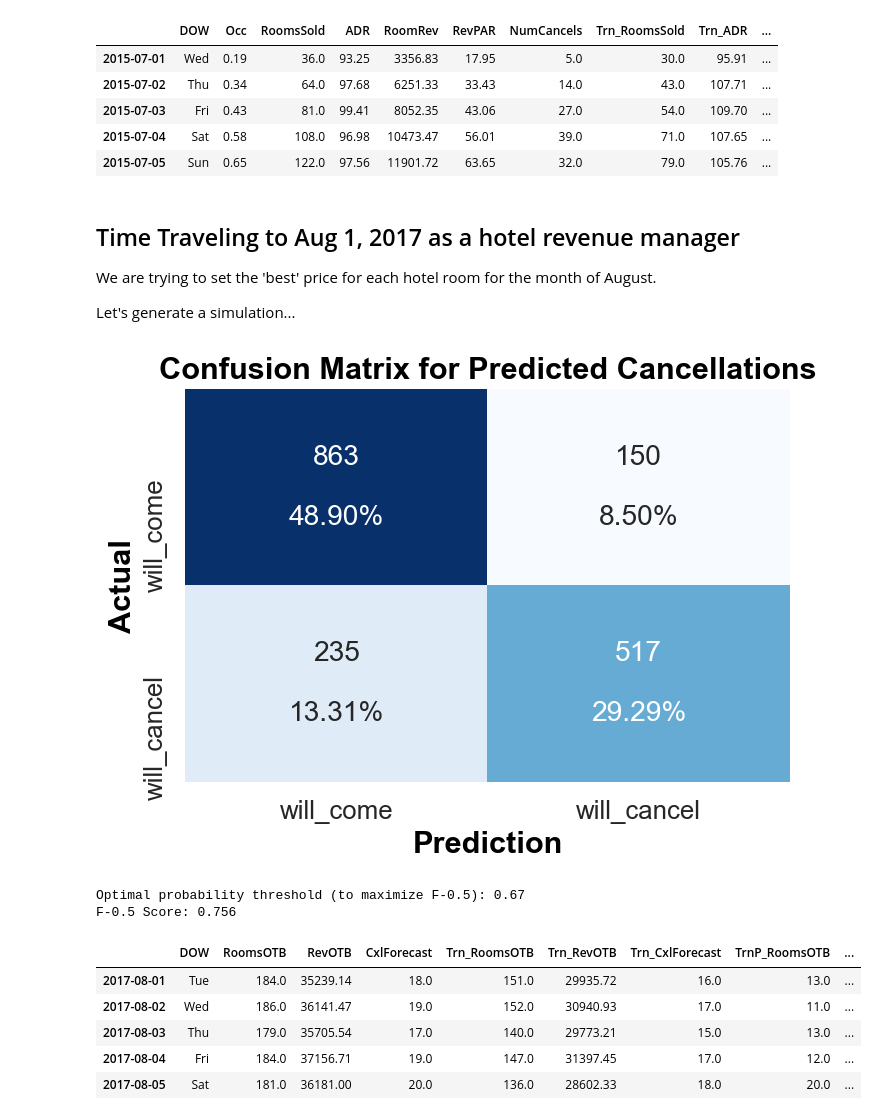
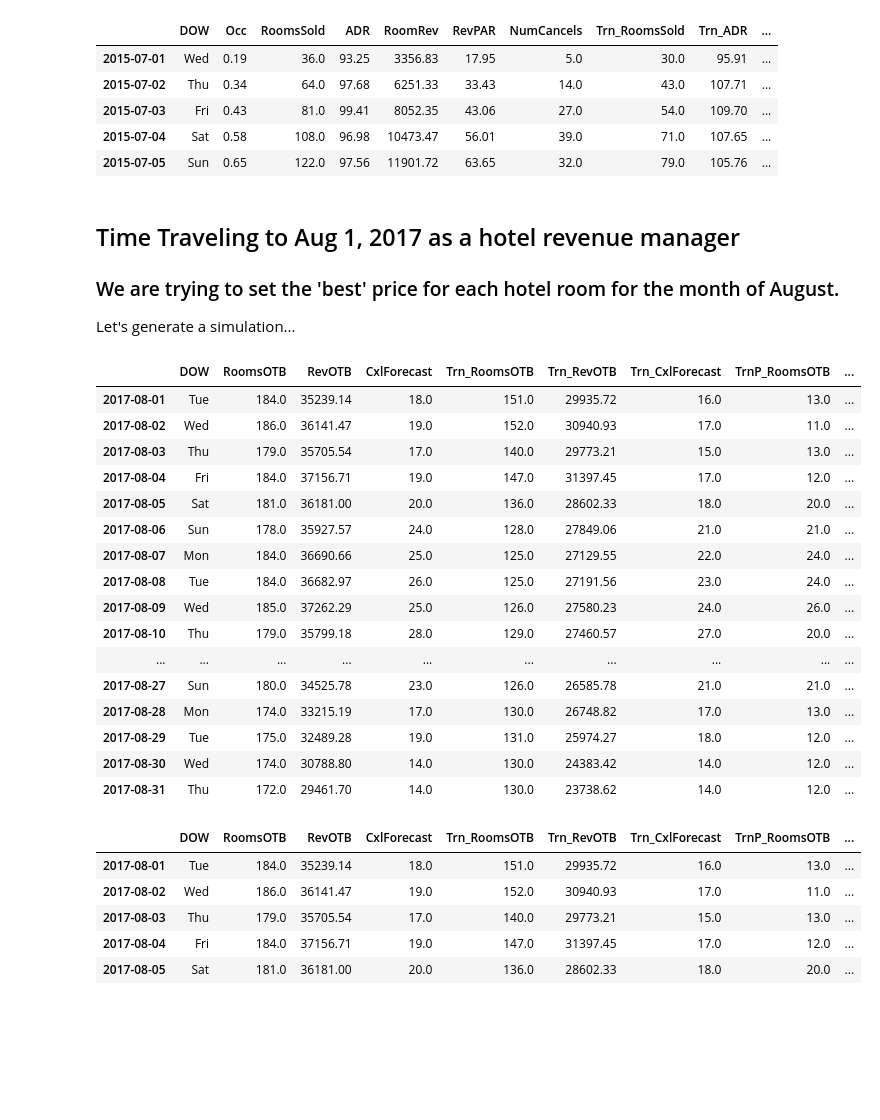
Before and after one commit to edubu2/hotel-revman-system, a Jupyter notebook: code/project_overview.ipynb, the cells around one changed output. Drawn from its saved outputs; the diff is of its cells as text; code cells hidden in the pictures; blank space fills up the shorter version.

```diff
--- a/code/project_overview.ipynb
+++ b/code/project_overview.ipynb
@@ -55,15 +61,30 @@ h1_dbd.head()
 # %% [markdown]
 ## Time Traveling to Aug 1, 2017 as a  hotel revenue manager
 
-We are trying to set the 'best' price for each hotel room for the month of August.
+### We are trying to set the 'best' price for each hotel room for the month of August.
 
 Let's generate a simulation...
 # %%
-h1_sim = generate_simulation(h1_dbd, AOD, 1, h1_res, verbose=0)
+# h1_sim = generate_simulation(h1_dbd, AOD, 1, h1_res, verbose=0)
+h1_sim.head(31)
 # %% [output]
-[figure, removed]
-Optimal probability threshold (to maximize F-0.5): 0.67
-F-0.5 Score: 0.756
+|  | DOW | RoomsOTB | RevOTB | CxlForecast | Trn_RoomsOTB | Trn_RevOTB | Trn_CxlForecast | TrnP_RoomsOTB | ... |
+| 2017-08-01 | Tue | 184.0 | 35239.14 | 18.0 | 151.0 | 29935.72 | 16.0 | 13.0 | ... |
+| 2017-08-02 | Wed | 186.0 | 36141.47 | 19.0 | 152.0 | 30940.93 | 17.0 | 11.0 | ... |
+| 2017-08-03 | Thu | 179.0 | 35705.54 | 17.0 | 140.0 | 29773.21 | 15.0 | 13.0 | ... |
+| 2017-08-04 | Fri | 184.0 | 37156.71 | 19.0 | 147.0 | 31397.45 | 17.0 | 12.0 | ... |
+| 2017-08-05 | Sat | 181.0 | 36181.00 | 20.0 | 136.0 | 28602.33 | 18.0 | 20.0 | ... |
+| 2017-08-06 | Sun | 178.0 | 35927.57 | 24.0 | 128.0 | 27849.06 | 21.0 | 21.0 | ... |
+| 2017-08-07 | Mon | 184.0 | 36690.66 | 25.0 | 125.0 | 27129.55 | 22.0 | 24.0 | ... |
+| 2017-08-08 | Tue | 184.0 | 36682.97 | 26.0 | 125.0 | 27191.56 | 23.0 | 24.0 | ... |
+| 2017-08-09 | Wed | 185.0 | 37262.29 | 25.0 | 126.0 | 27580.23 | 24.0 | 26.0 | ... |
+| 2017-08-10 | Thu | 179.0 | 35799.18 | 28.0 | 129.0 | 27460.57 | 27.0 | 20.0 | ... |
+| ... | ... | ... | ... | ... | ... | ... | ... | ... | ... |
+| 2017-08-27 | Sun | 180.0 | 34525.78 | 23.0 | 126.0 | 26585.78 | 21.0 | 21.0 | ... |
+| 2017-08-28 | Mon | 174.0 | 33215.19 | 17.0 | 130.0 | 26748.82 | 17.0 | 13.0 | ... |
+| 2017-08-29 | Tue | 175.0 | 32489.28 | 19.0 | 131.0 | 25974.27 | 18.0 | 12.0 | ... |
+| 2017-08-30 | Wed | 174.0 | 30788.80 | 14.0 | 130.0 | 24383.42 | 14.0 | 12.0 | ... |
+| 2017-08-31 | Thu | 172.0 | 29461.70 | 14.0 | 130.0 | 23738.62 | 14.0 | 12.0 | ... |
 # %%
 h1_sim.head()
 # %% [output]
```
Also changed, not shown: parts of 2 cells of this notebook, 4 other files.
